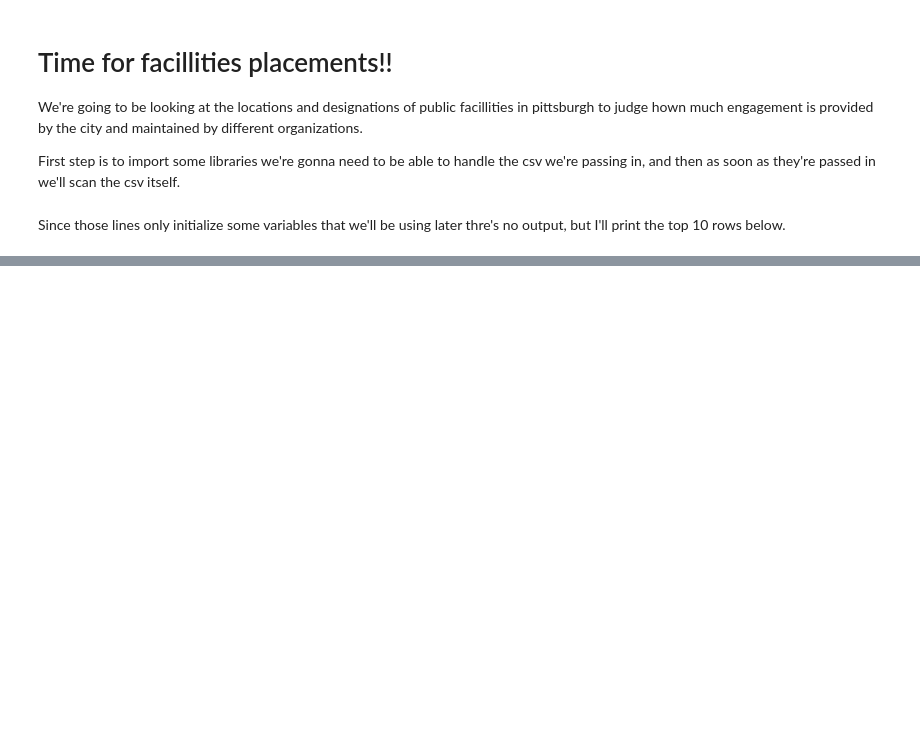
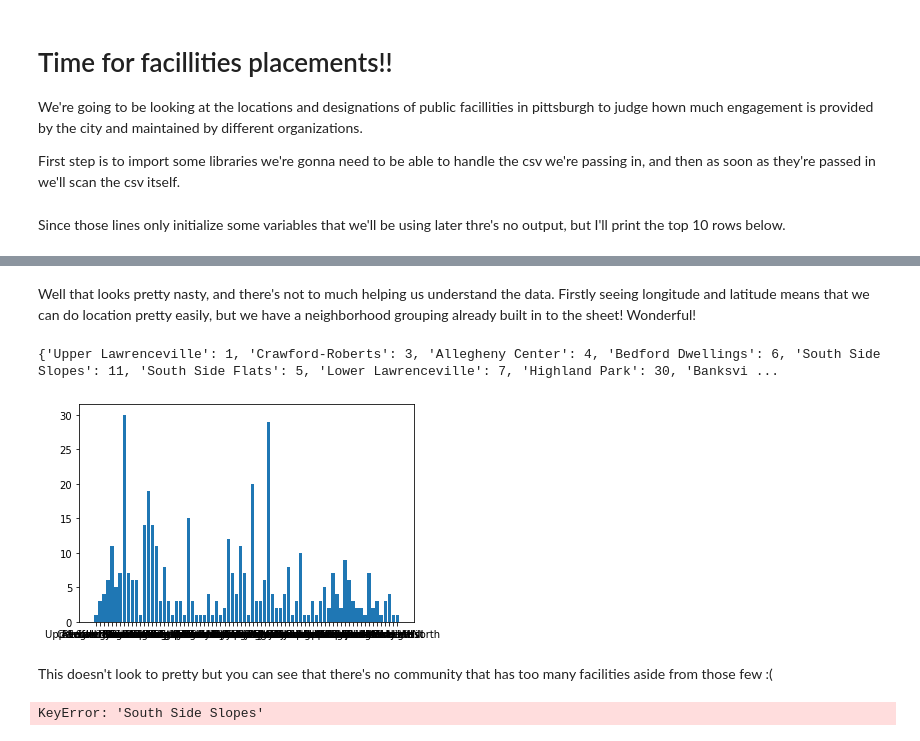
Before and after one commit to rankinT/CMPINF0010-Final-Project, a Jupyter notebook: Final.ipynb, the cells around one changed output, grey strips where cells are left out. Drawn from its saved outputs; the diff is of its cells as text; code cells hidden in the pictures; blank space fills up the shorter version.

```diff
--- a/Final.ipynb
+++ b/Final.ipynb
@@ -470,0 +489,13 @@ print(facillities.head(10))
+# %% [markdown]
+Well that looks pretty nasty, and there's not to much helping us understand the data. Firstly seeing longitude and latitude means that we can do location pretty easily, but we have a neighborhood grouping already built in to the sheet! Wonderful!
+# %%
+facil_dict = dict()
+for row in range(len(facillities)):
+    if facillities.iloc[row,11] in facil_dict:
+        facil_dict[facillities.iloc[row,11]] = facil_dict[facillities.iloc[row,11]]+1
+    else:
+        facil_dict[facillities.iloc[row,11]] = 1
+
+print(facil_dict)
+# %% [output]
+{'Upper Lawrenceville': 1, 'Crawford-Roberts': 3, 'Allegheny Center': 4, 'Bedford Dwellings': 6, 'South Side Slopes': 11, 'South Side Flats': 5, 'Lower Lawrenceville': 7, 'Highland Park': 30, 'Banksvi ...
@@ -470,0 +504,20 @@ print(facillities.head(10))
+# %%
+names = list(facil_dict.keys())
+values = list(facil_dict.values())
+plt.bar(range(len(facil_dict)), values, tick_label=names)
+plt.show()
+# %% [output]
+[figure, added]
+# %% [markdown]
+This doesn't look to pretty but you can see that there's no community that has too many facilities aside from those few :(
+# %%
+tpye_dict = dict()
+for row in range(len(facillities)):
+    if facillities.iloc[row,5] in tpye_dict:
+        type_dict[facillities.iloc[row,5]] = tpye_dict[facillities.iloc[row,11]]+1
+    else:
+        tpye_dict[facillities.iloc[row,5]] = 1
+
+print(tpye_dict)
+# %% [output]
+KeyError: 'South Side Slopes'
```
Also changed, not shown: parts of 2 cells of this notebook.
